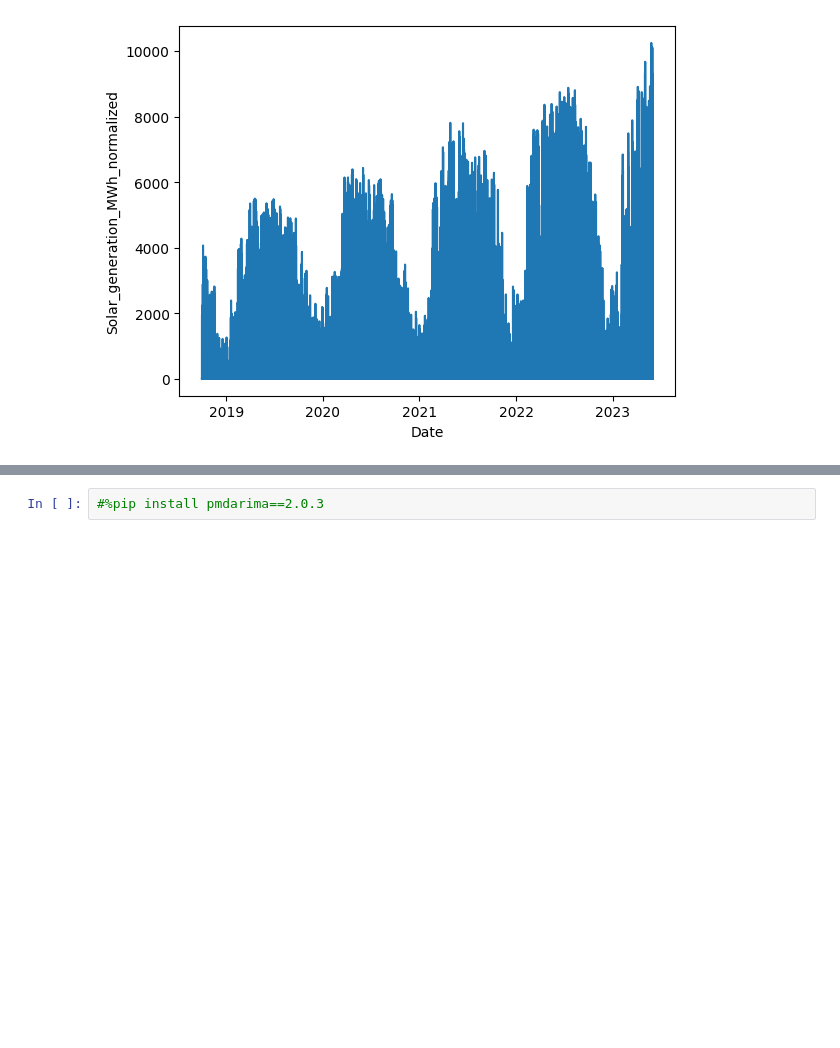
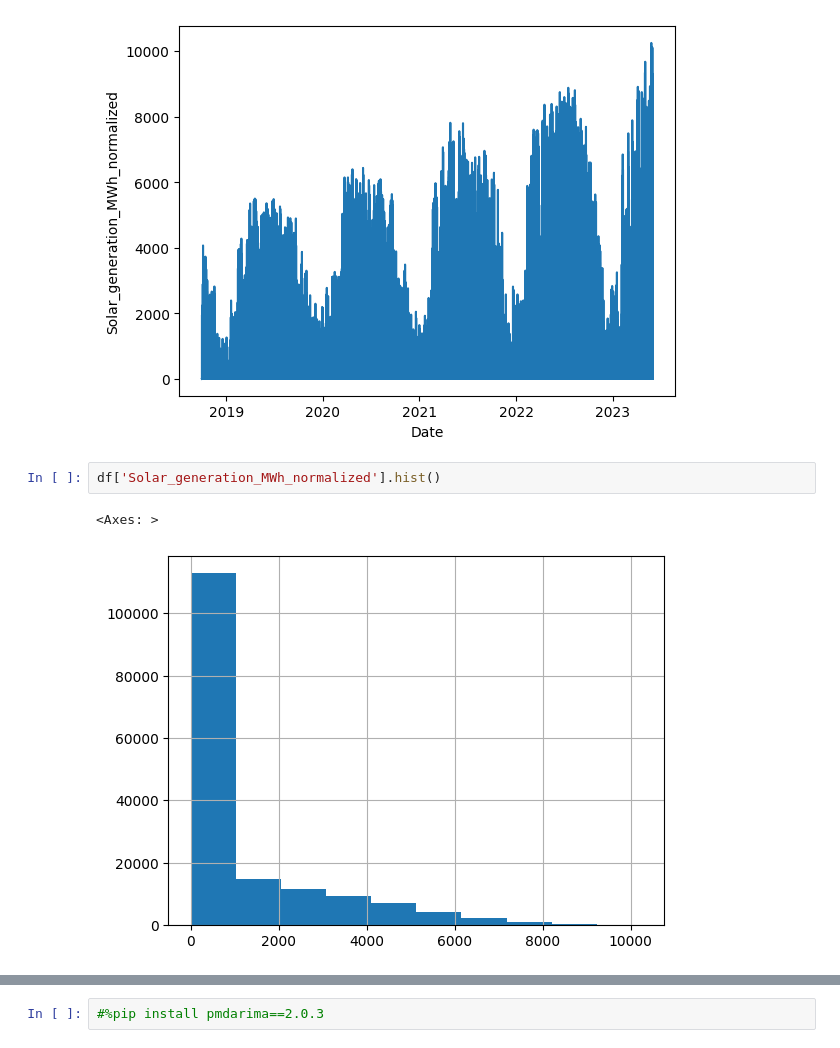
Before and after one commit to fritzfritzfritzz/EES_Optimisation, a Jupyter notebook: notebooks/20230629_EDA_Generation_2.ipynb, the cells around one changed output, grey strips where cells are left out. Saved outputs shown, nothing was run; the diff lists cells and outputs as text; blank space fills up the shorter version.

```diff
--- a/notebooks/20230629_EDA_Generation_2.ipynb
+++ b/notebooks/20230629_EDA_Generation_2.ipynb
@@ -88,3 +88,8 @@ sns.lineplot(df, y="Solar_generation_MWh_normalized", x="Date")
 # %% [output]
 <Axes: xlabel='Date', ylabel='Solar_generation_MWh_normalized'>
 [figure]
+# %%
+df['Solar_generation_MWh_normalized'].hist()
+# %% [output]
+<Axes: >
+[figure, added]
```
Also changed, not shown: parts of 3 cells of this notebook, 1 other file.
